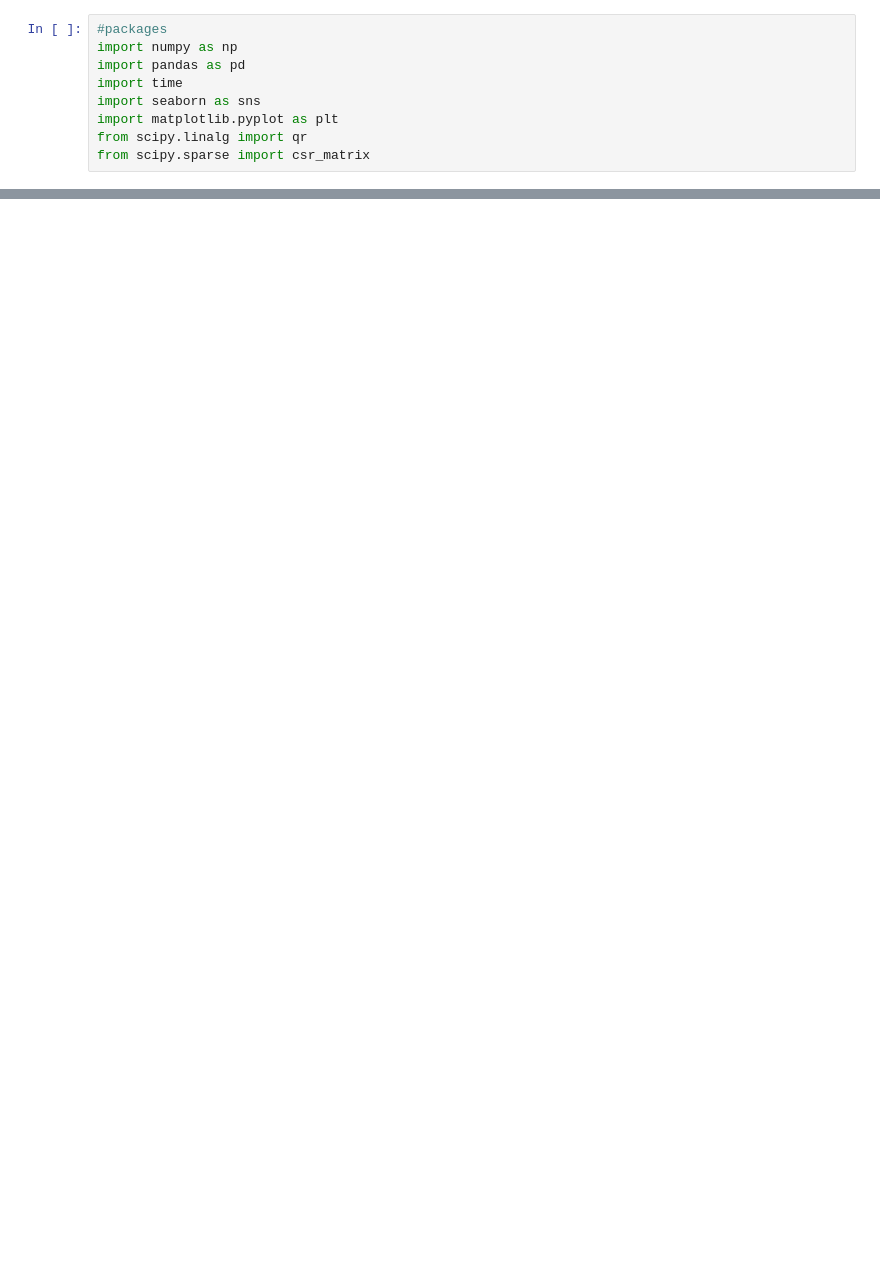
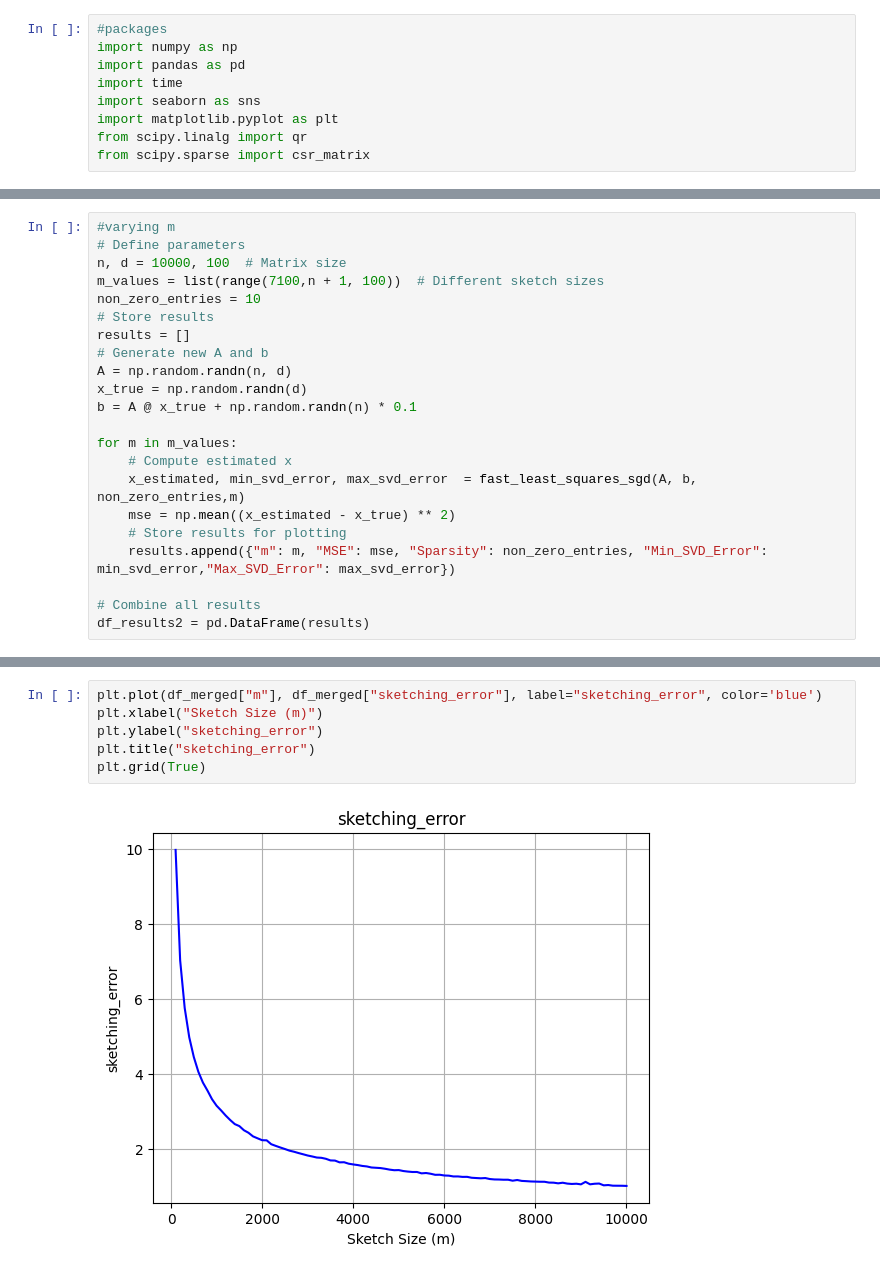
Before and after one commit to LakBoonJun1/DSA4288, a Jupyter notebook: Notebook/application.ipynb, the cells around one changed output, grey strips where cells are left out. Saved outputs shown, nothing was run; the diff lists cells and outputs as text; blank space fills up the shorter version.

```diff
--- a/Notebook/application.ipynb
+++ b/Notebook/application.ipynb
@@ -126,0 +227,22 @@ mse_ols
+# %%
+#varying m
+# Define parameters
+n, d = 10000, 100  # Matrix size
+m_values = list(range(7100,n + 1, 100))  # Different sketch sizes
+non_zero_entries = 10
+# Store results
+results = []
+# Generate new A and b
+A = np.random.randn(n, d)
+x_true = np.random.randn(d)
+b = A @ x_true + np.random.randn(n) * 0.1
+
+for m in m_values:
+    # Compute estimated x
+    x_estimated, min_svd_error, max_svd_error  = fast_least_squares_sgd(A, b, non_zero_entries,m)
+    mse = np.mean((x_estimated - x_true) ** 2)
+    # Store results for plotting
+    results.append({"m": m, "MSE": mse, "Sparsity": non_zero_entries, "Min_SVD_Error": min_svd_error,"Max_SVD_Error": max_svd_error})
+
+# Combine all results
+df_results2 = pd.DataFrame(results)
@@ -126,0 +315,8 @@ mse_ols
+# %%
+plt.plot(df_merged["m"], df_merged["sketching_error"], label="sketching_error", color='blue')
+plt.xlabel("Sketch Size (m)")
+plt.ylabel("sketching_error")
+plt.title("sketching_error")
+plt.grid(True)
+# %% [output]
+[figure, added]
```
Also changed, not shown: parts of 24 cells of this notebook, 3 other files.
